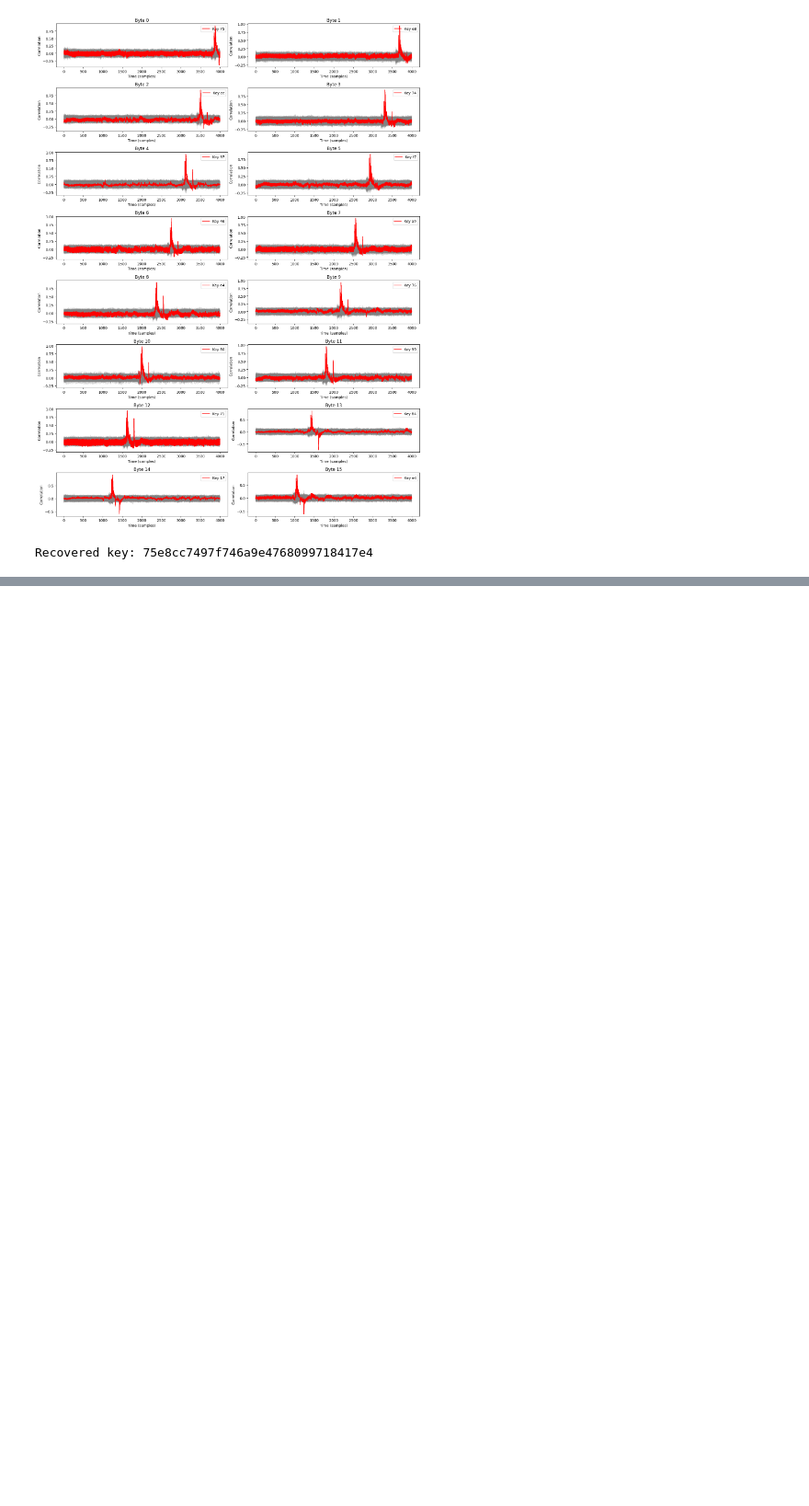
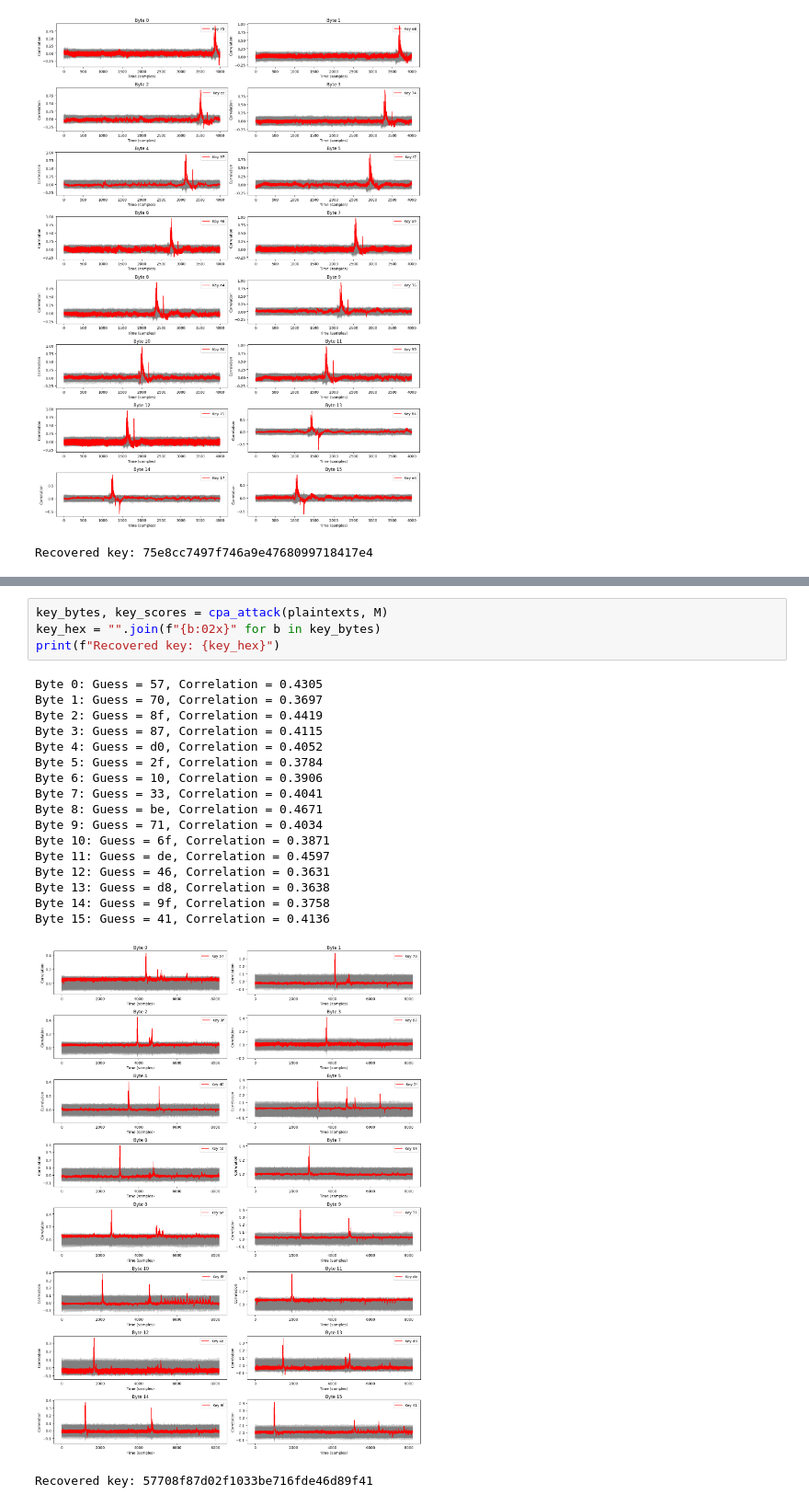
Before and after one commit to Affapple/aes-cpa-attack, a Jupyter notebook: python-scripts/attack.ipynb, the cells around one changed output, grey strips where cells are left out. Shown at 92% size. Cells and saved outputs as stored; diff of their text form; blank space fills up the shorter version.

```diff
--- a/python-scripts/attack.ipynb
+++ b/python-scripts/attack.ipynb
@@ -219,0 +234,23 @@ aes_encrypt.encrypt(0x0, int(key_hex, 16)).to_bytes(16, 'big').hex()
+# %%
+key_bytes, key_scores = cpa_attack(plaintexts, M)
+key_hex = "".join(f"{b:02x}" for b in key_bytes)
+print(f"Recovered key: {key_hex}")
+# %% [output]
+Byte 0: Guess = 57, Correlation = 0.4305
+Byte 1: Guess = 70, Correlation = 0.3697
+Byte 2: Guess = 8f, Correlation = 0.4419
+Byte 3: Guess = 87, Correlation = 0.4115
+Byte 4: Guess = d0, Correlation = 0.4052
+Byte 5: Guess = 2f, Correlation = 0.3784
+Byte 6: Guess = 10, Correlation = 0.3906
+Byte 7: Guess = 33, Correlation = 0.4041
+Byte 8: Guess = be, Correlation = 0.4671
+Byte 9: Guess = 71, Correlation = 0.4034
+Byte 10: Guess = 6f, Correlation = 0.3871
+Byte 11: Guess = de, Correlation = 0.4597
+Byte 12: Guess = 46, Correlation = 0.3631
+Byte 13: Guess = d8, Correlation = 0.3638
+Byte 14: Guess = 9f, Correlation = 0.3758
+Byte 15: Guess = 41, Correlation = 0.4136
+[figure, added]
+Recovered key: 57708f87d02f1033be716fde46d89f41
```
Also changed, not shown: parts of 8 cells of this notebook, 2 other files.
